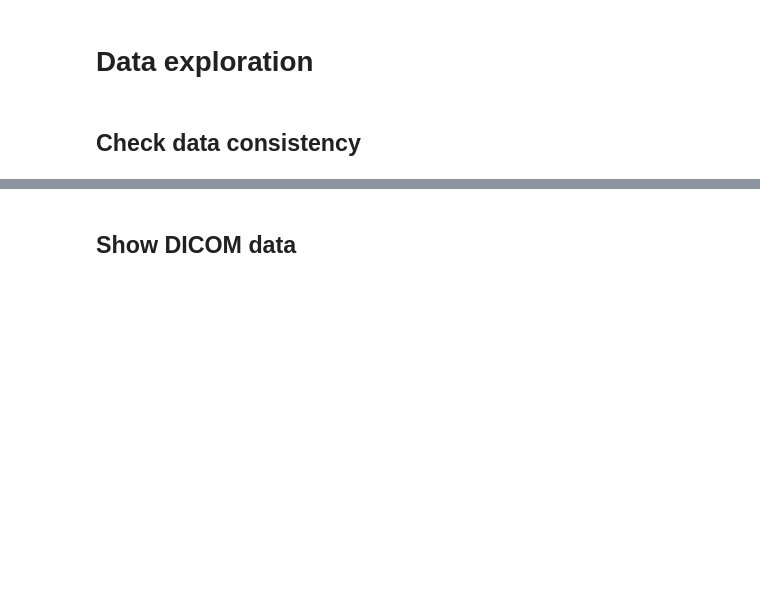
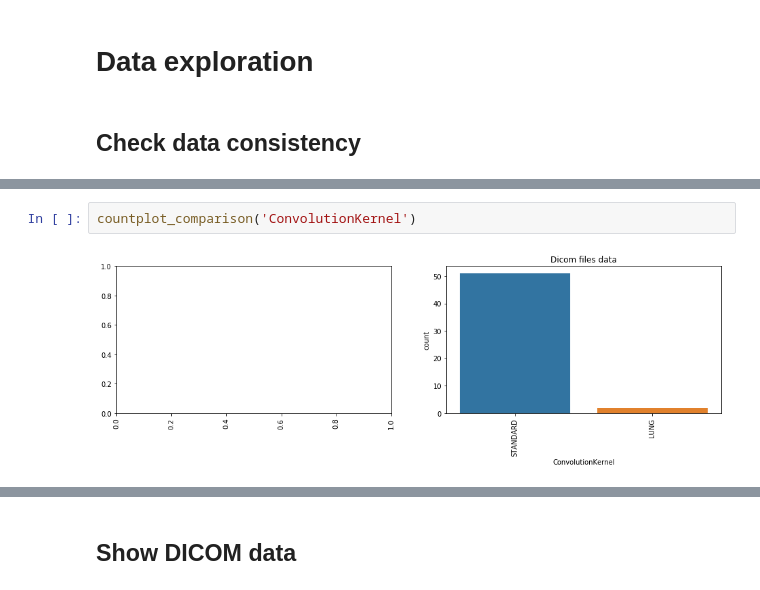
Before and after one commit to mariliarosa4/metadataProcessDicomImages, a Jupyter notebook: meu_codigo_analise_metadados_dicom.ipynb, the cells around one changed output, grey strips where cells are left out. Cells and saved outputs as stored; diff of their text form; blank space fills up the shorter version.

```diff
--- a/meu_codigo_analise_metadados_dicom.ipynb
+++ b/meu_codigo_analise_metadados_dicom.ipynb
@@ -112,0 +117,4 @@ countplot_comparison('Manufacturer')
+# %%
+countplot_comparison('ConvolutionKernel')
+# %% [output]
+[figure, added]
```
Also changed, not shown: parts of 8 cells of this notebook.
